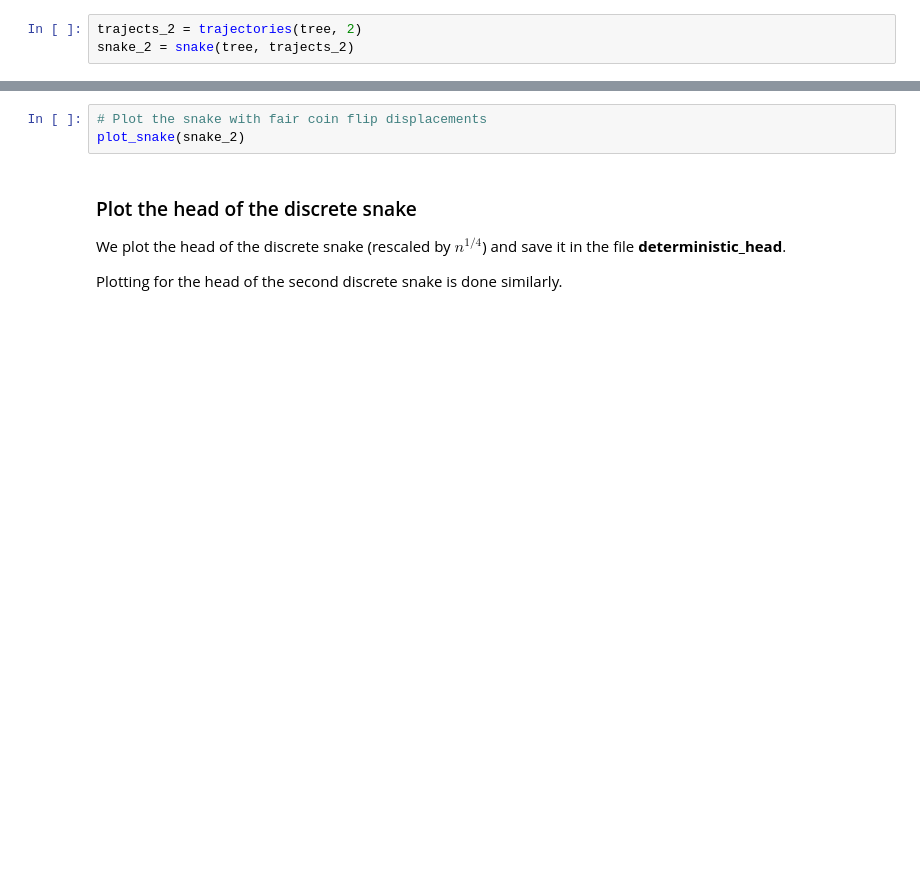
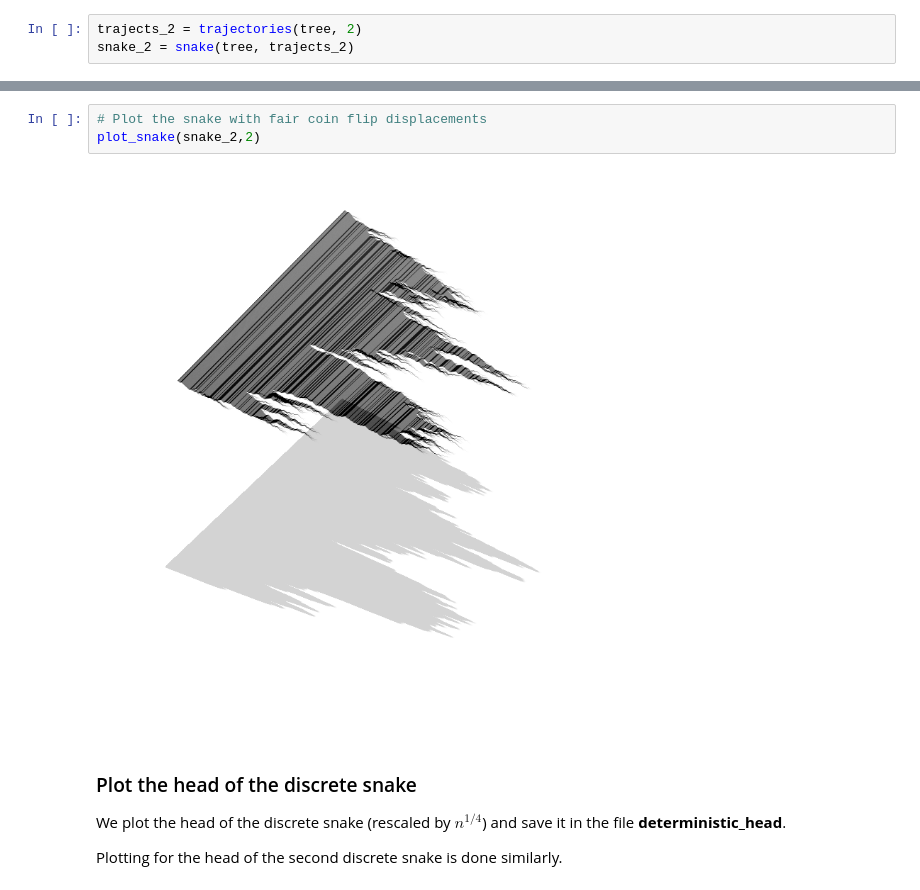
Before and after one commit to rivkamitchell/Random-Trees-and-Snakes, a Jupyter notebook: Snake_Plots.ipynb, the cells around one changed output, grey strips where cells are left out. Saved outputs shown, nothing was run; the diff lists cells and outputs as text; blank space fills up the shorter version.

```diff
--- a/Snake_Plots.ipynb
+++ b/Snake_Plots.ipynb
@@ -246,6 +248,8 @@ plot_snake(snake_1)
 # %%
 # Plot the snake with fair coin flip displacements
-plot_snake(snake_2)
+plot_snake(snake_2,2)
+# %% [output]
+[figure, added]
 # %% [markdown]
 ### Plot the head of the discrete snake
 We plot the head of the discrete snake (rescaled by $n^{1/4}$) and save it in the file __deterministic_head__.
```
Also changed, not shown: parts of 10 cells of this notebook.
